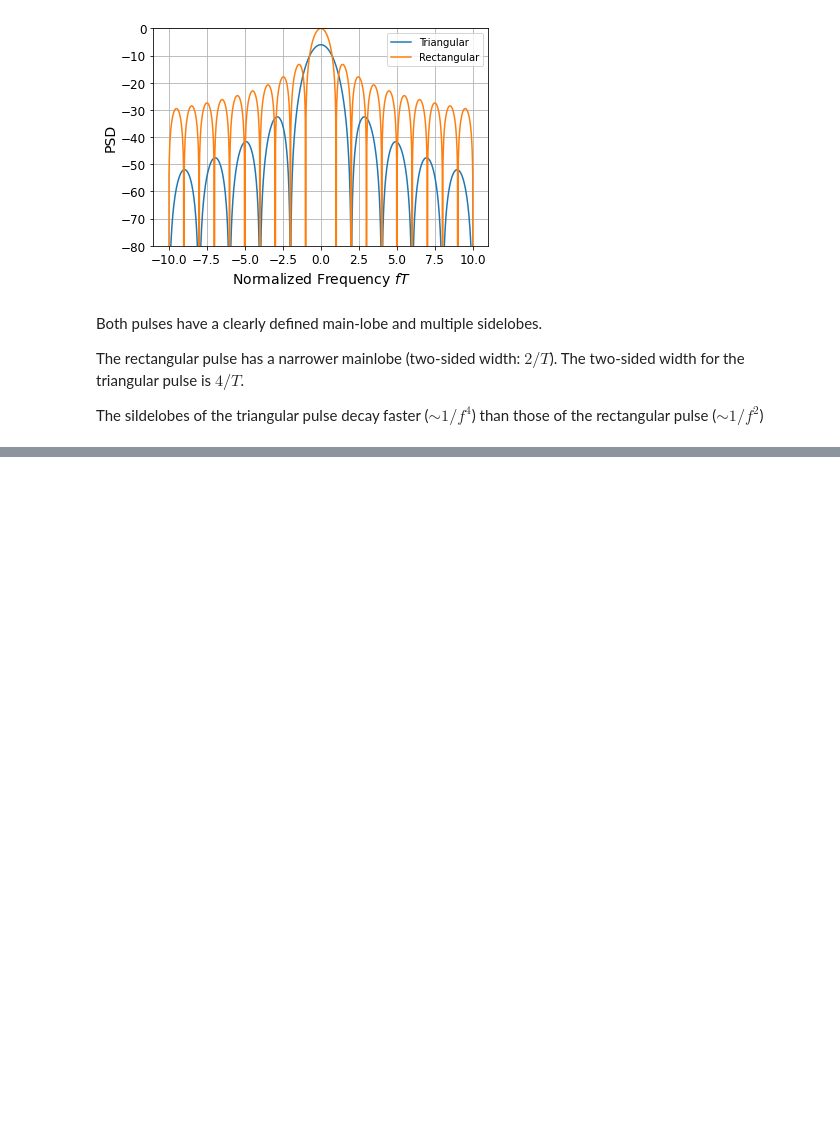
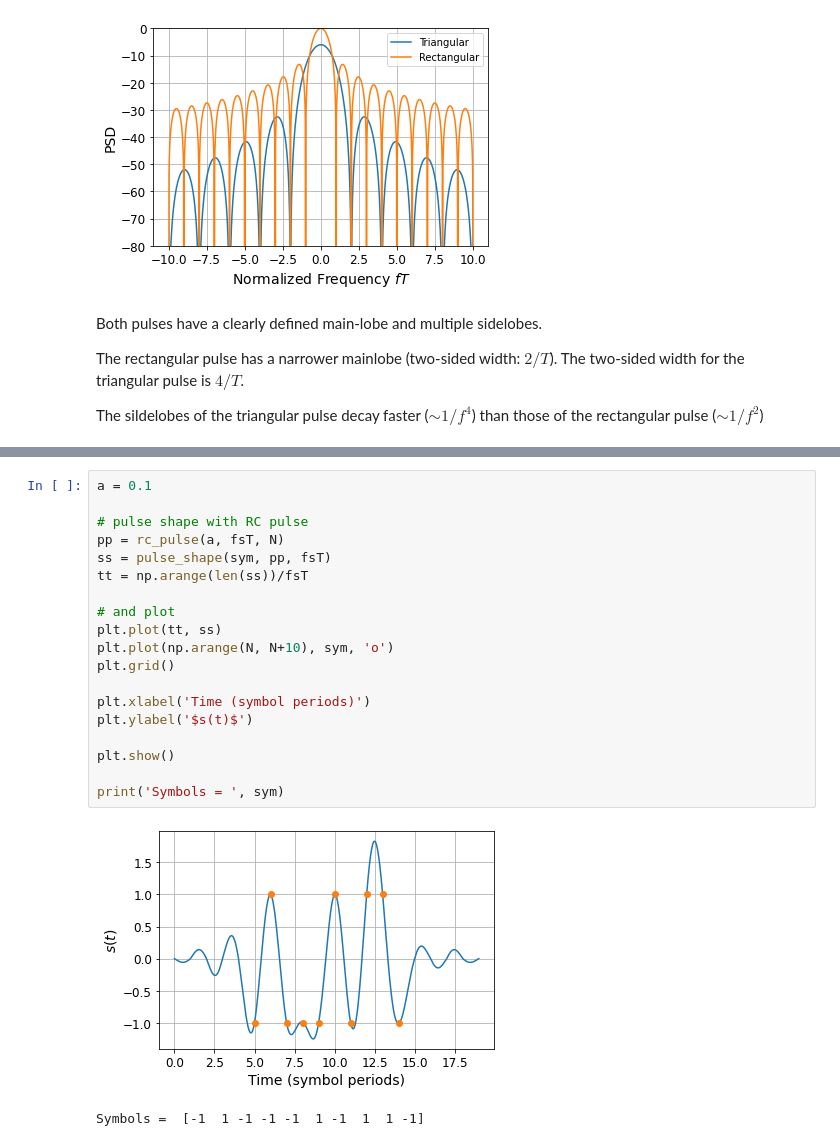
Before and after one commit to bepepa/digital_comms, a Jupyter notebook: 030_pulse_shaping.ipynb, the cells around one changed output, grey strips where cells are left out. Drawn from its saved outputs; the diff is of its cells as text; blank space fills up the shorter version.

```diff
--- a/030_pulse_shaping.ipynb
+++ b/030_pulse_shaping.ipynb
@@ -123,0 +418,22 @@ This metric must usually be evaluated numerically. However, it provides a compre
+# %%
+a = 0.1
+
+# pulse shape with RC pulse
+pp = rc_pulse(a, fsT, N)
+ss = pulse_shape(sym, pp, fsT)
+tt = np.arange(len(ss))/fsT
+
+# and plot
+plt.plot(tt, ss)
+plt.plot(np.arange(N, N+10), sym, 'o')
+plt.grid()
+
+plt.xlabel('Time (symbol periods)')
+plt.ylabel('$s(t)$')
+
+plt.show()
+
+print('Symbols = ', sym)
+# %% [output]
+[figure, added]
+Symbols =  [-1  1 -1 -1 -1  1 -1  1  1 -1]
```
Also changed, not shown: parts of 21 cells of this notebook.
